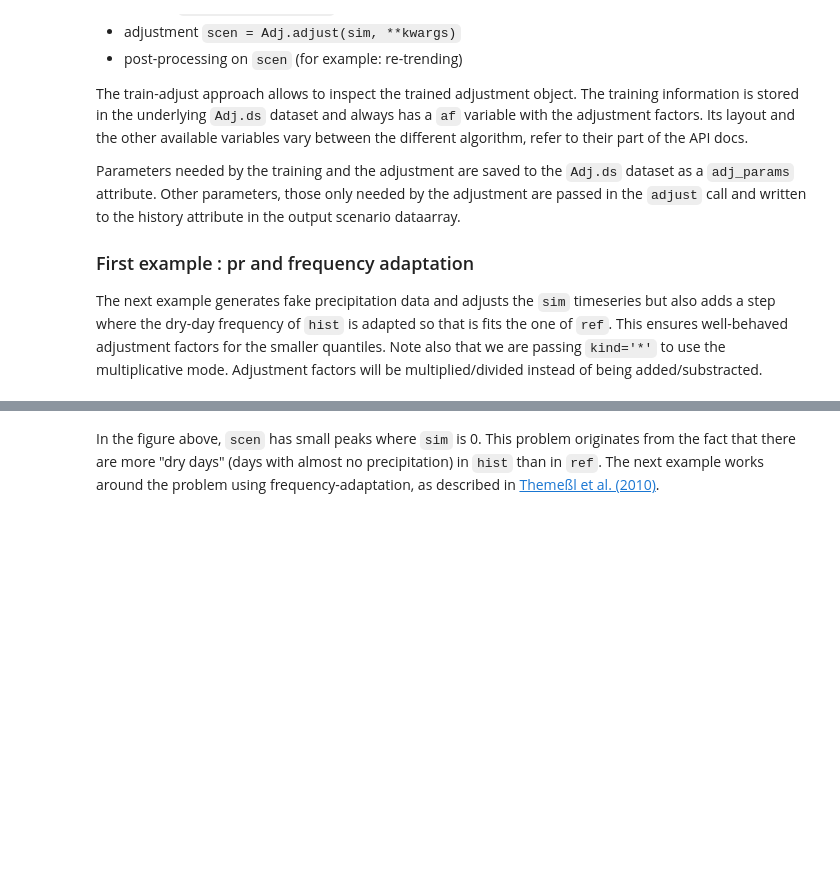
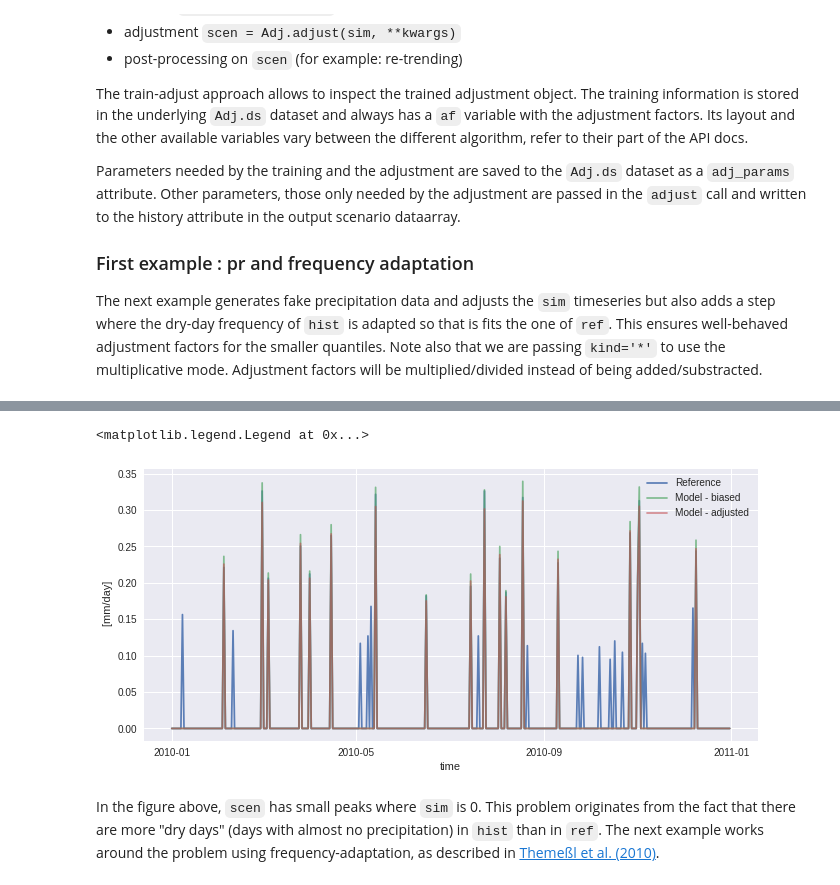
Before and after one commit to Ouranosinc/xclim, a Jupyter notebook: docs/notebooks/sdba.ipynb, the cells around one changed output, grey strips where cells are left out. Drawn from its saved outputs; the diff is of its cells as text; code cells hidden in the pictures; blank space fills up the shorter version.

```diff
--- a/docs/notebooks/sdba.ipynb
+++ b/docs/notebooks/sdba.ipynb
@@ -112,12 +144,16 @@ plt.legend()
 # %%
 # 1st try without adapt_freq
 QM = sdba.EmpiricalQuantileMapping(nquantiles=15, kind='*', group='time')
 QM.train(pr_ref, pr_hist)
 scen = QM.adjust(pr_sim)
 
 pr_ref.sel(time='2010').plot(alpha=0.9, label='Reference')
 pr_hist.sel(time='2010').plot(alpha=0.7, label='Model - biased')
 scen.sel(time='2010').plot(alpha=0.6, label='Model - adjusted')
+plt.legend()
+# %% [output]
+<matplotlib.legend.Legend at 0x...>
+[figure, added]
 # %% [markdown]
 In the figure above, `scen` has small peaks where `sim` is 0. This problem originates from the fact that there are more "dry days" (days with almost no precipitation) in `hist` than in `ref`. The next example works around the problem using frequency-adaptation, as described in [Themeßl et al. (2010)](https://doi.org/10.1007/s10584-011-0224-4).
 # %%
```
Also changed, not shown: parts of 13 cells of this notebook, 1 other file.
